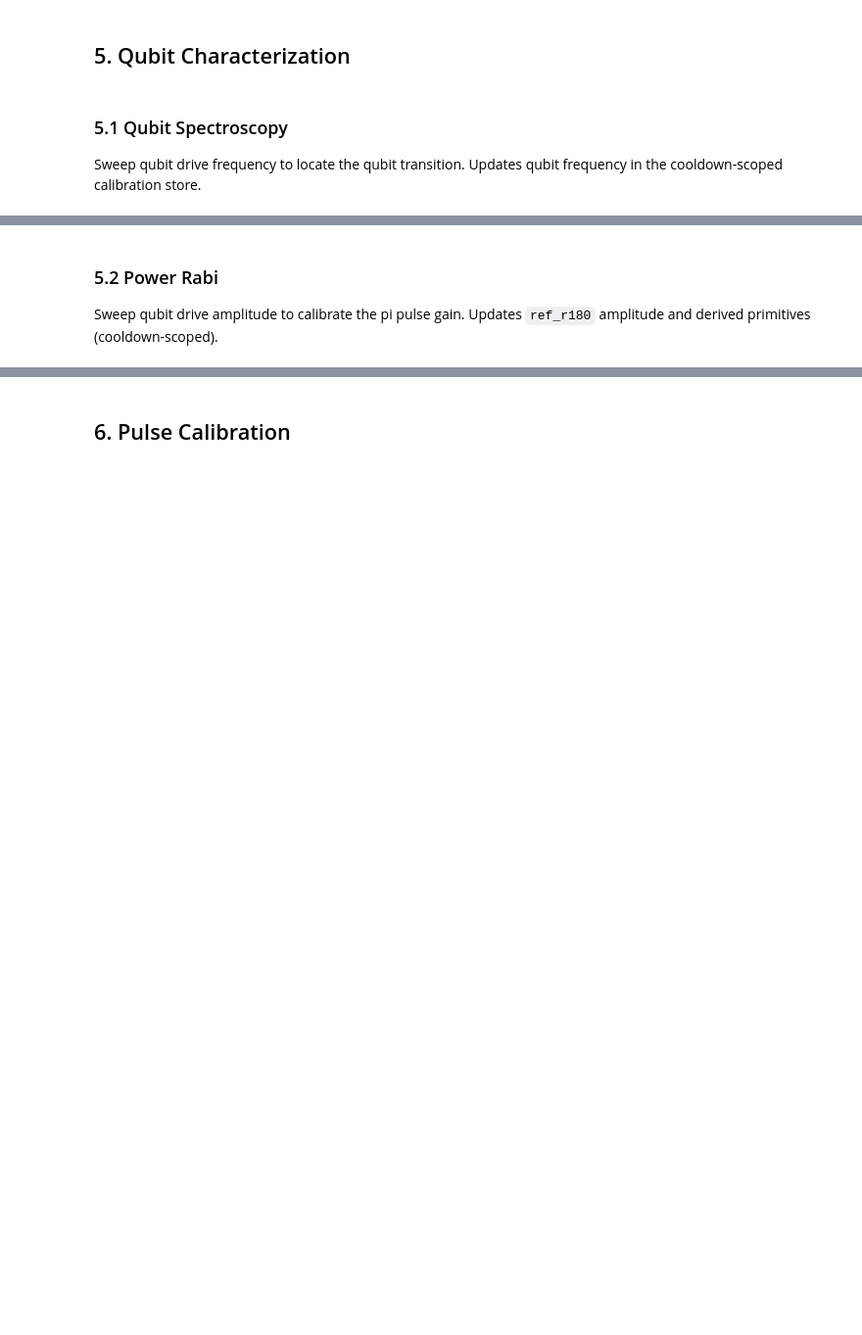
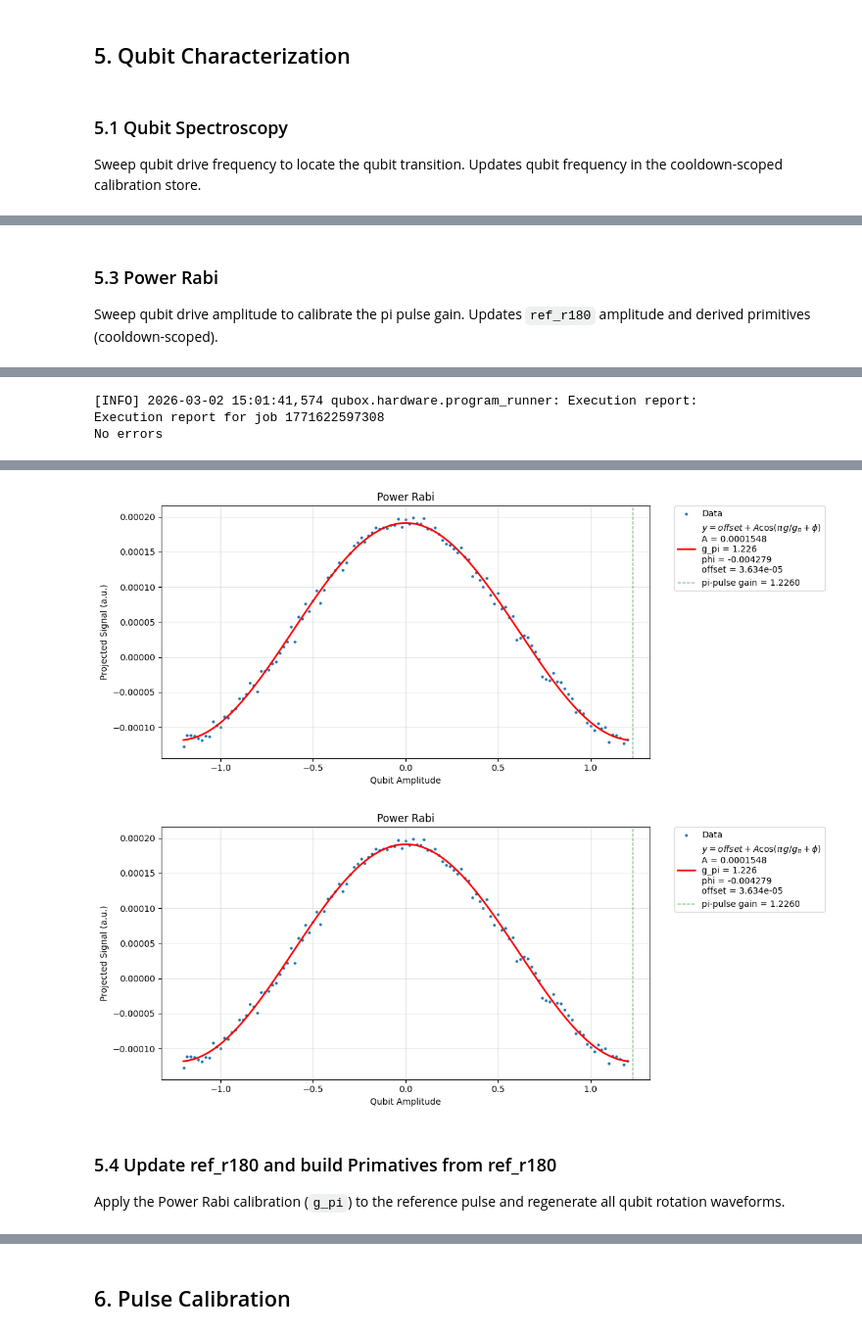
Before and after one commit to SoraUmika/qubox, a Jupyter notebook: notebooks/post_cavity_experiment_context.ipynb, the cells around one changed output, grey strips where cells are left out. Shown at 98% size. Cells and saved outputs as stored; diff of their text form; code cells hidden in the pictures; blank space fills up the shorter version.

```diff
--- a/notebooks/post_cavity_experiment_context.ipynb
+++ b/notebooks/post_cavity_experiment_context.ipynb
@@ -578,5 +950,5 @@ for item in qb_cycle["dry_run"]["preview"]:
 # %% [markdown]
-### 5.2 Power Rabi
+### 5.3 Power Rabi
 
 Sweep qubit drive amplitude to calibrate the pi pulse gain.
 Updates `ref_r180` amplitude and derived primitives (cooldown-scoped).
@@ -616,0 +955,9 @@ for item in rabi_cycle["dry_run"]["preview"]:
+# %%
+rabi = PowerRabi(session)
+
+res = rabi.run(max_gain=1.2, dg=0.02, op="ref_r180", n_avg=1000, qb_therm_clks=10000)
+analysis = rabi.analyze(res, update_calibration=False)
+rabi.plot(analysis)
+# Commit only after review:
+# orch.apply_patch(rabi_cycle["patch"], dry_run=False)
+# %% [output]
@@ -616,0 +969,3 @@ for item in rabi_cycle["dry_run"]["preview"]:
+[INFO] 2026-03-02 15:01:41,574 qubox.hardware.program_runner: Execution report:
+Execution report for job 1771622597308
+No errors
@@ -616,0 +973,7 @@ for item in rabi_cycle["dry_run"]["preview"]:
+[figure, added]
+[figure, added]
+# %% [markdown]
+### 5.4 Update ref_r180 and build Primatives from ref_r180
+
+Apply the Power Rabi calibration (`g_pi`) to the reference pulse and regenerate
+all qubit rotation waveforms.
```
Also changed, not shown: parts of 31 cells of this notebook, 12 other files.
